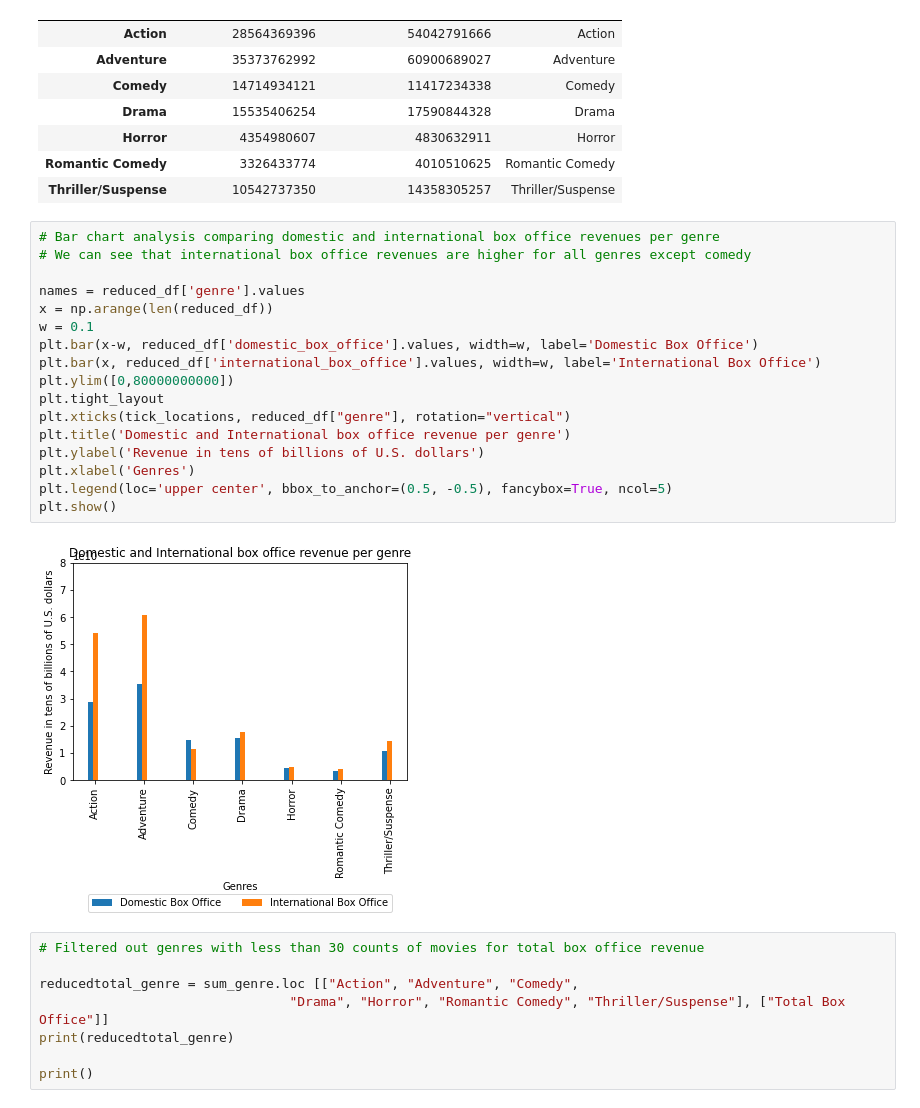
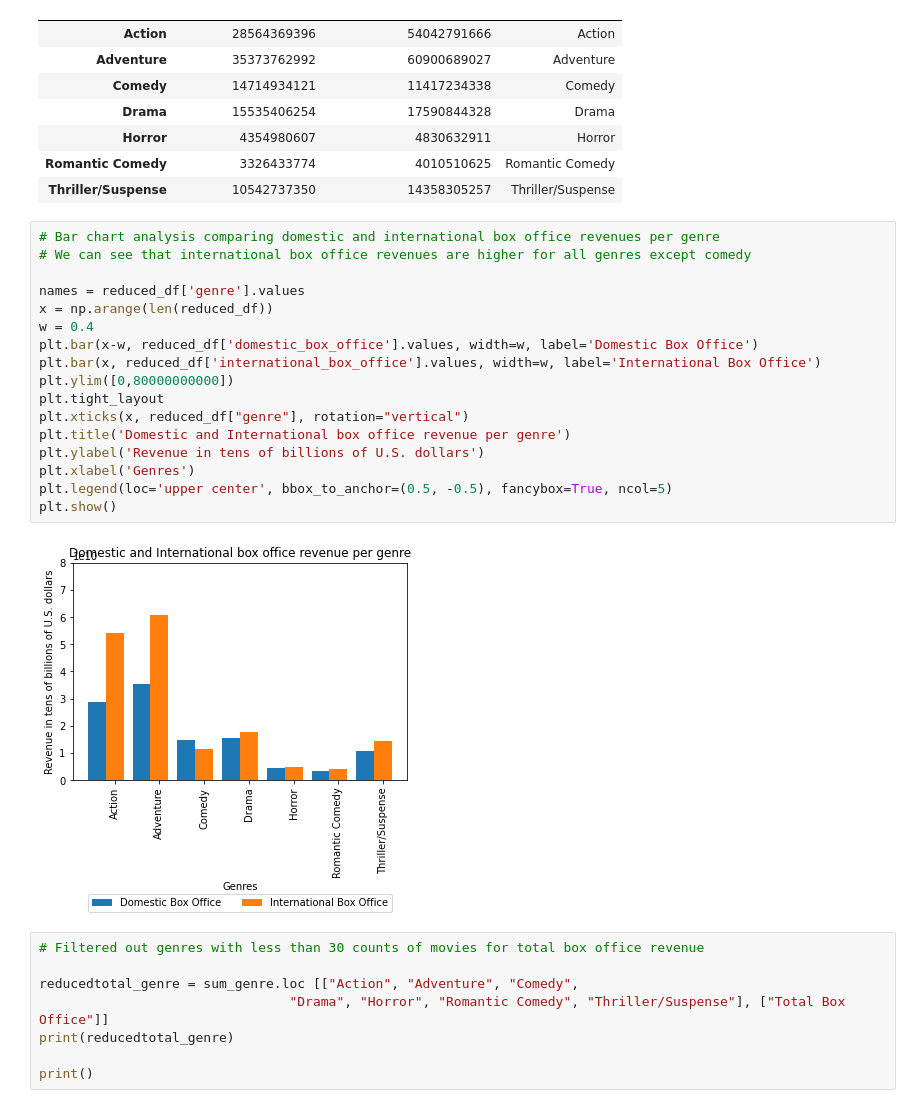
Before and after one commit to cspence001/Boxoffice_Project, a Jupyter notebook: Box Office Revenues By Genre.ipynb, the cells around one changed output. Saved outputs shown, nothing was run; the diff lists cells and outputs as text.

Commit message:
Updating Box Office Revenues by Genre

```diff
--- a/Box Office Revenues By Genre.ipynb
+++ b/Box Office Revenues By Genre.ipynb
@@ -118,22 +118,22 @@ reduced_df
 # %%
 # Bar chart analysis comparing domestic and international box office revenues per genre
 # We can see that international box office revenues are higher for all genres except comedy
 
 names = reduced_df['genre'].values
 x = np.arange(len(reduced_df))
-w = 0.1
+w = 0.4
 plt.bar(x-w, reduced_df['domestic_box_office'].values, width=w, label='Domestic Box Office')
 plt.bar(x, reduced_df['international_box_office'].values, width=w, label='International Box Office')
 plt.ylim([0,80000000000])
 plt.tight_layout
-plt.xticks(tick_locations, reduced_df["genre"], rotation="vertical")
+plt.xticks(x, reduced_df["genre"], rotation="vertical")
 plt.title('Domestic and International box office revenue per genre')
 plt.ylabel('Revenue in tens of billions of U.S. dollars')
 plt.xlabel('Genres')
 plt.legend(loc='upper center', bbox_to_anchor=(0.5, -0.5), fancybox=True, ncol=5)
 plt.show()
 # %% [output]
-[figure, old version]
+[figure, new version]
 # %%
 # Filtered out genres with less than 30 counts of movies for total box office revenue
 
```
